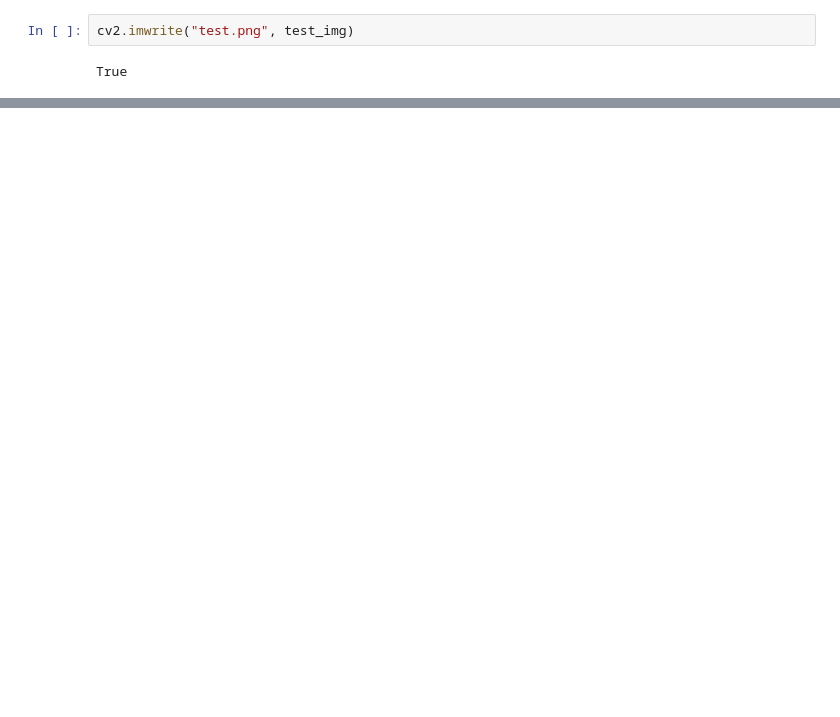
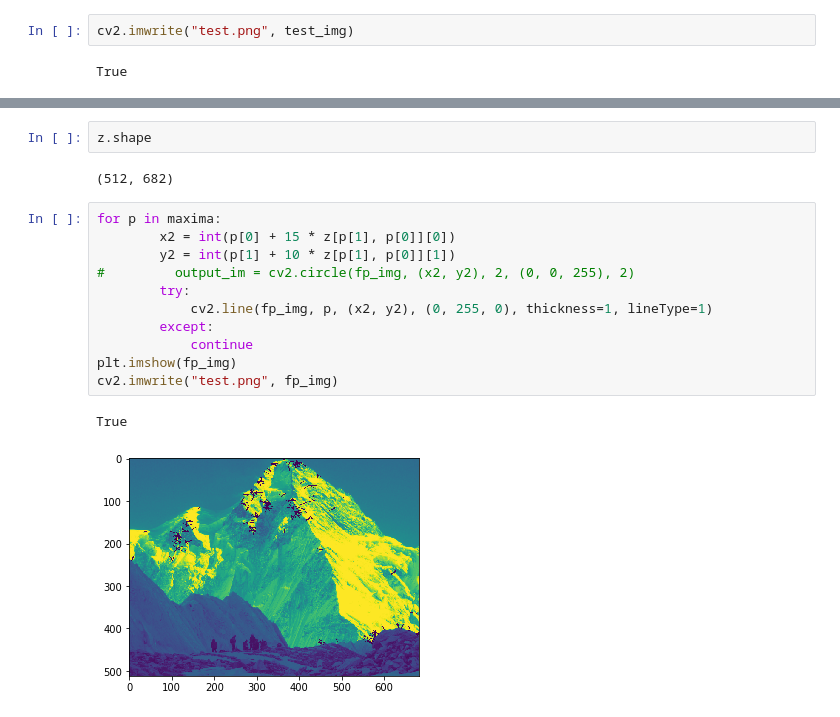
Before and after one commit to nikitagalayda/recognizing_panoramaas, a Jupyter notebook: program.ipynb, the cells around one changed output, grey strips where cells are left out. Cells and saved outputs as stored; diff of their text form; blank space fills up the shorter version.

```diff
--- a/program.ipynb
+++ b/program.ipynb
@@ -134,0 +102,18 @@ True
+# %%
+z.shape
+# %% [output]
+(512, 682)
+# %%
+for p in maxima:
+        x2 = int(p[0] + 15 * z[p[1], p[0]][0])
+        y2 = int(p[1] + 10 * z[p[1], p[0]][1])
+#         output_im = cv2.circle(fp_img, (x2, y2), 2, (0, 0, 255), 2)
+        try:
+            cv2.line(fp_img, p, (x2, y2), (0, 255, 0), thickness=1, lineType=1)
+        except:
+            continue
+plt.imshow(fp_img)
+cv2.imwrite("test.png", fp_img)
+# %% [output]
+True
+[figure, added]
```
Also changed, not shown: parts of 15 cells of this notebook.
